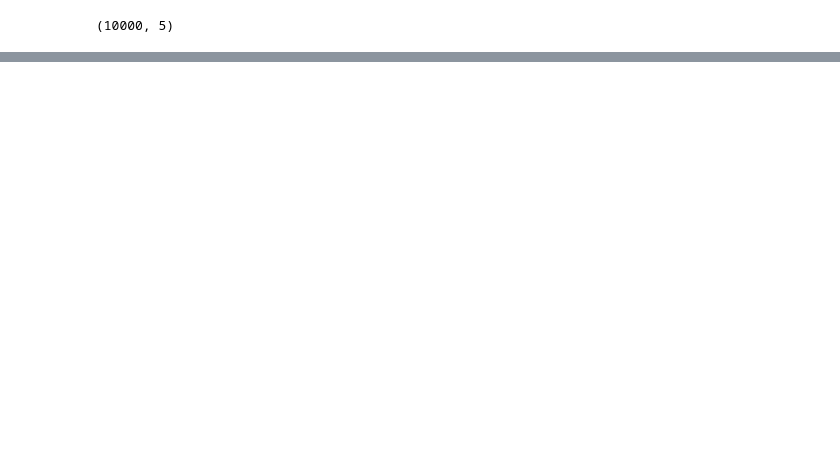
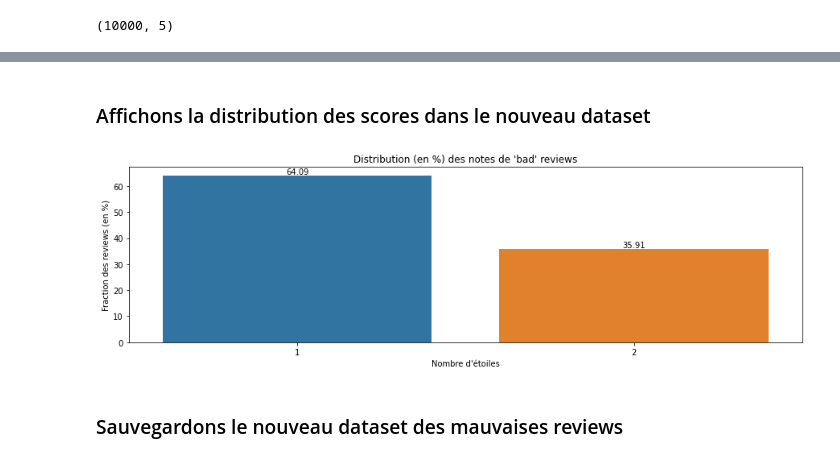
Before and after one commit to Valkea/OC_AI_06, a Jupyter notebook: 01_EDA.ipynb, the cells around one changed output, grey strips where cells are left out. Cells and saved outputs as stored; diff of their text form; code cells hidden in the pictures; blank space fills up the shorter version.

```diff
--- a/01_EDA.ipynb
+++ b/01_EDA.ipynb
@@ -59,0 +161,3 @@ display(data_tip.head(2), data_tip.shape)
+# %%
+data_review['is_low'] = data_review.stars < 3 # TRUE with 1,2 stars and FALSE with 3,4,5 stars
+display(data_review.head(2), data_review.shape)
@@ -59,0 +171,2 @@ display(data_tip.head(2), data_tip.shape)
+# %%
+sample_size = 10000
@@ -59,0 +181,4 @@ display(data_tip.head(2), data_tip.shape)
+# %%
+# Select samples with the original dataset stars' ratio
+data_bad_reviews = data_review[data_review.is_low == True].sample(sample_size, random_state=random_seed)[['stars', 'text']].reset_index(drop=True)
+display(data_bad_reviews.head(2), data_bad_reviews.shape)
@@ -59,0 +190,12 @@ display(data_tip.head(2), data_tip.shape)
+# %% [markdown]
+### Affichons la distribution des scores dans le nouveau dataset
+# %%
+select = pd.DataFrame(data_bad_reviews.stars.value_counts()).reset_index()
+select.sort_values(by='index', inplace=True)
+select.set_index('index', inplace=True)
+
+plot_bars(select.T, "Distribution (en %) des notes de 'bad' reviews", y_label="Fraction des reviews (en %)", x_label="Nombre d'étoiles", labels_rotation=0, show_percent=True)
+# %% [output]
+[figure, added]
+# %% [markdown]
+### Sauvegardons le nouveau dataset des mauvaises reviews
```
Also changed, not shown: parts of 37 cells of this notebook.
